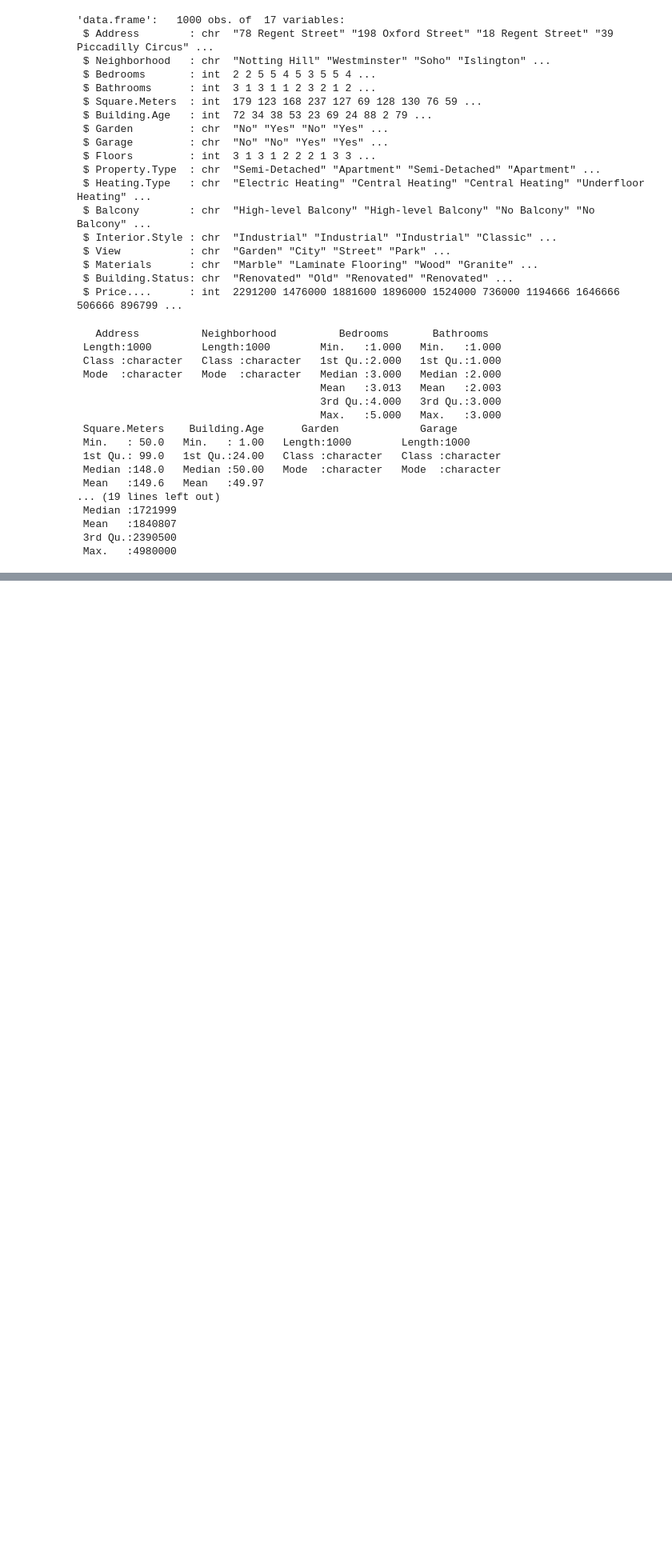
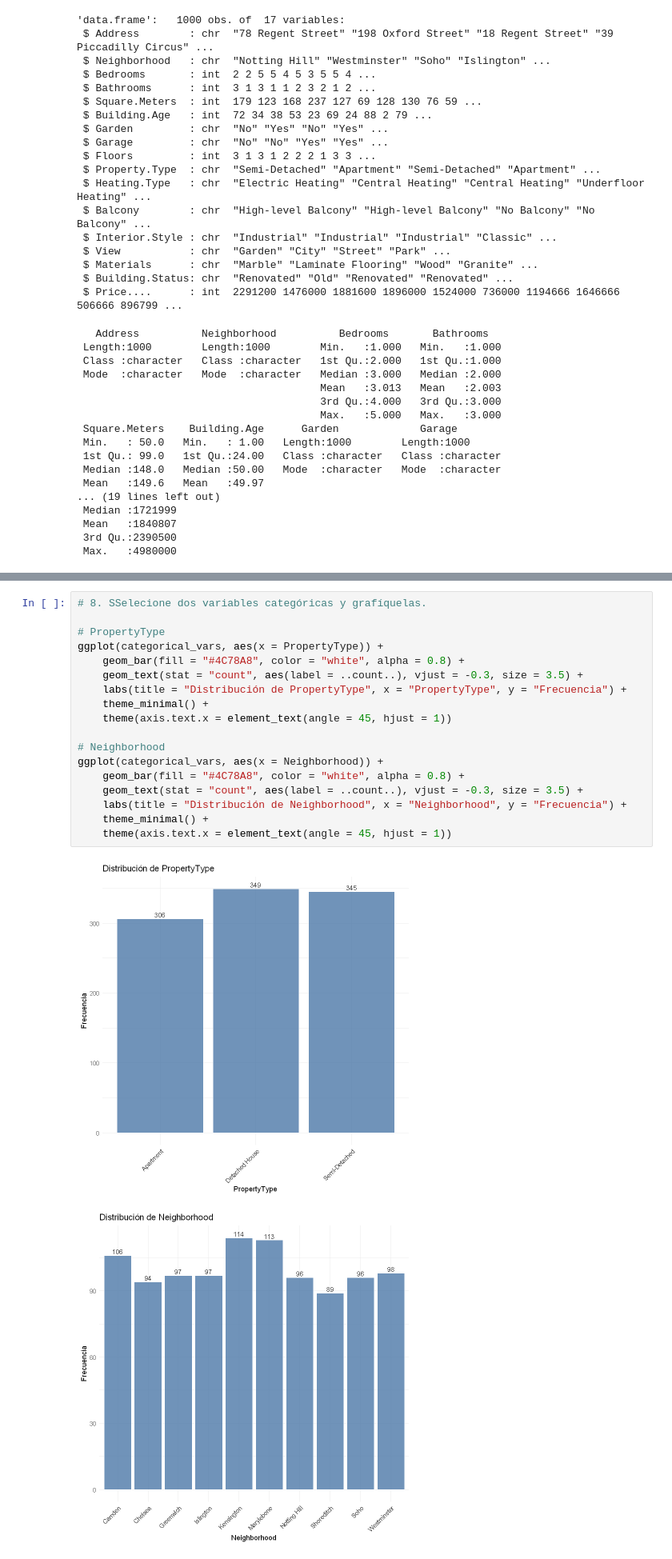
Before and after one commit to carlxngel/entregable-2-Houses-in-london, a Jupyter notebook: Entregable 2 - Houses in London (3).ipynb, the cells around one changed output, grey strips where cells are left out. Shown at 80% size. Cells and saved outputs as stored; diff of their text form; blank space fills up the shorter version.

```diff
--- a/Entregable 2 - Houses in London (3).ipynb
+++ b/Entregable 2 - Houses in London (3).ipynb
@@ -107,0 +350,21 @@ summary(london_houses)
+# %%
+# 8. SSelecione dos variables categóricas y grafíquelas.
+
+# PropertyType
+ggplot(categorical_vars, aes(x = PropertyType)) +
+    geom_bar(fill = "#4C78A8", color = "white", alpha = 0.8) +
+    geom_text(stat = "count", aes(label = ..count..), vjust = -0.3, size = 3.5) +
+    labs(title = "Distribución de PropertyType", x = "PropertyType", y = "Frecuencia") +
+    theme_minimal() +
+    theme(axis.text.x = element_text(angle = 45, hjust = 1))
+
+# Neighborhood
+ggplot(categorical_vars, aes(x = Neighborhood)) +
+    geom_bar(fill = "#4C78A8", color = "white", alpha = 0.8) +
+    geom_text(stat = "count", aes(label = ..count..), vjust = -0.3, size = 3.5) +
+    labs(title = "Distribución de Neighborhood", x = "Neighborhood", y = "Frecuencia") +
+    theme_minimal() +
+    theme(axis.text.x = element_text(angle = 45, hjust = 1))
+# %% [output]
+[figure, added]
+[figure, added]
```
Also changed, not shown: parts of 30 cells of this notebook.
